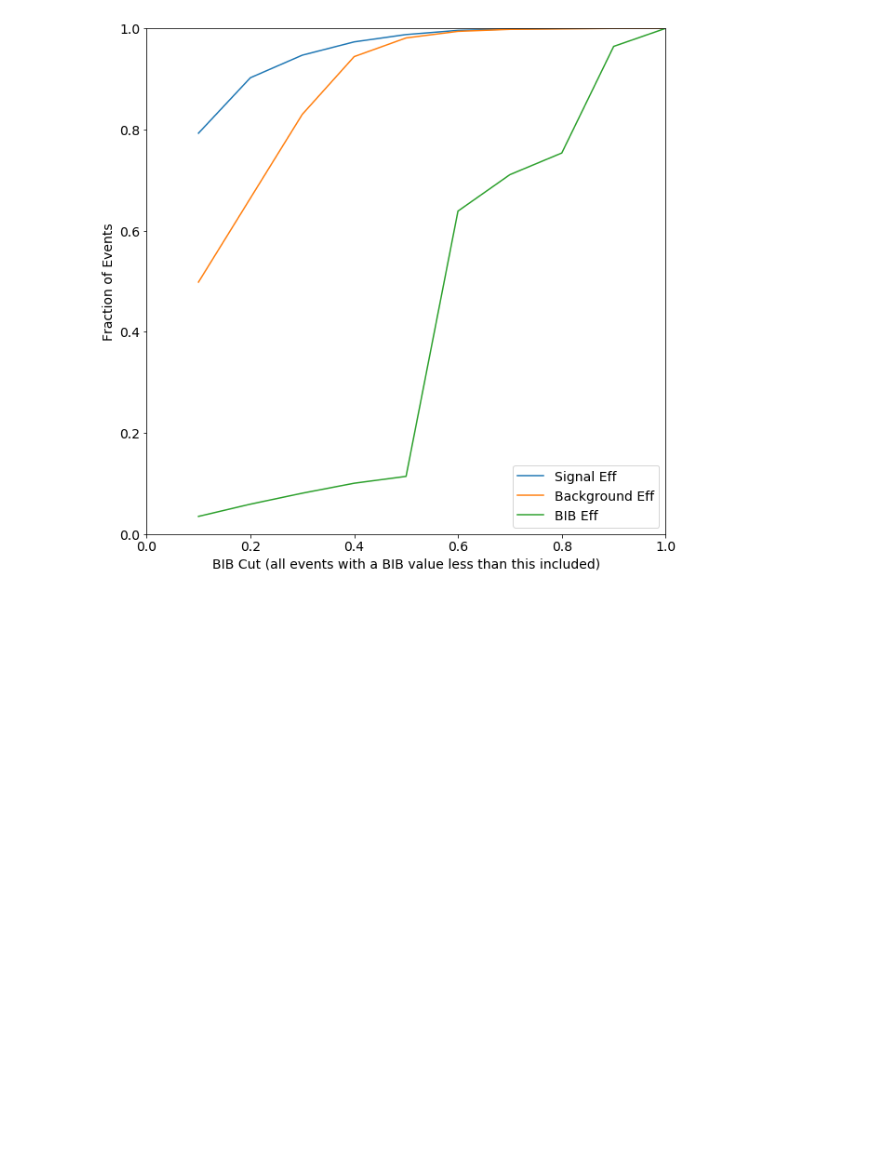
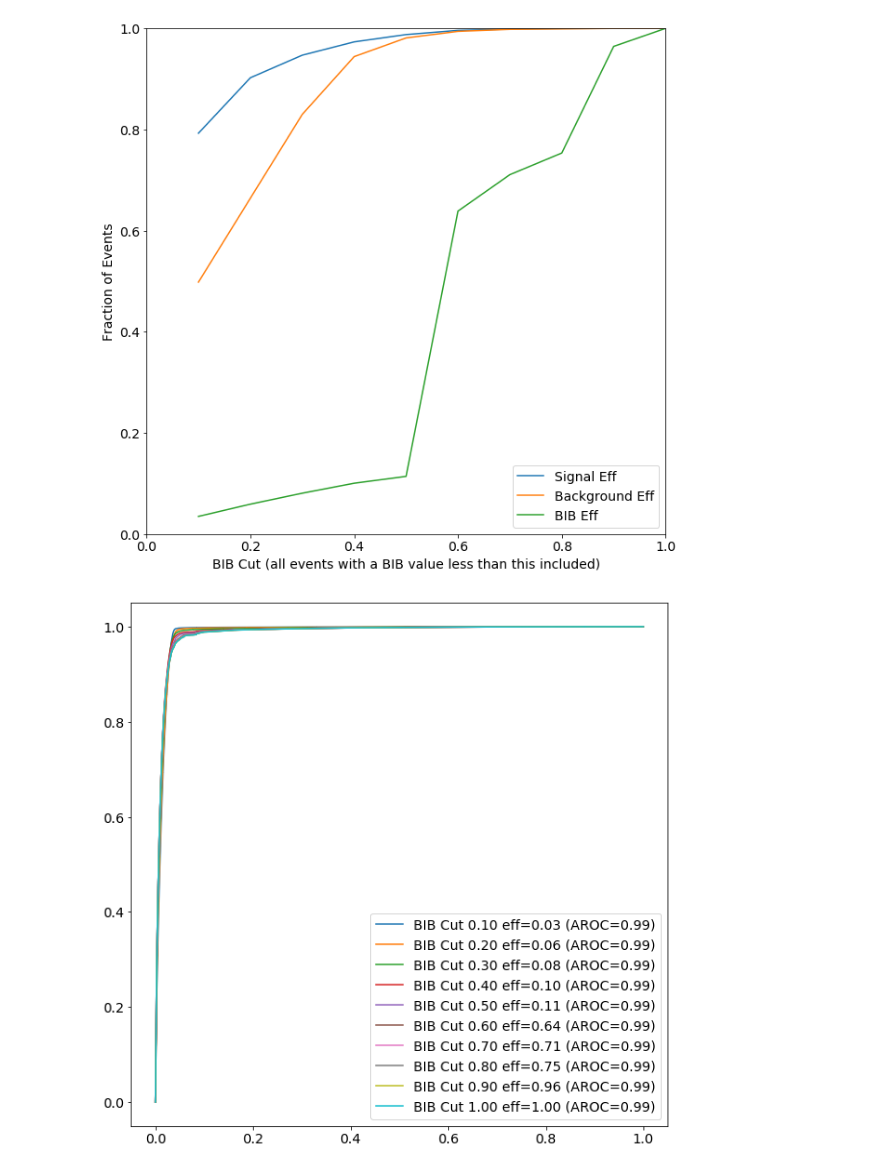
Before and after one commit to gordonwatts/JetCutStudies, a Jupyter notebook: notebooks/3DROCurves.ipynb, the cells around one changed output. Drawn from its saved outputs; the diff is of its cells as text; code cells hidden in the pictures; blank space fills up the shorter version.

Commit message:
Getting closer to final comparison plots

```diff
--- a/notebooks/3DROCurves.ipynb
+++ b/notebooks/3DROCurves.ipynb
@@ -204,2 +203,0 @@ all = [calc_roc_with_bib_cut (signal_samples["125pi25lt5m"], mj_samples["jz"], b
-# %%
-p = pd.DataFrame(all, columns=['tpr', 'fpr', 'aroc', 'sig_eff', 'back_eff', 'bib_eff', 'bib_cut'])
@@ -230,3 +234,12 @@ plt.legend()
 plt.show()
 # %% [output]
 [figure]
+# %%
+f = plt.figure(figsize=(10,10))
+ax = f.add_subplot(111)
+for index,r in p.iterrows():
+    ax.plot(r.fpr, r.tpr, label='BIB Cut {0:0.2f} eff={1:0.2f} (AROC={2:0.2f})'.format(r.bib_cut, r.bib_eff, r.aroc))
+plt.legend()
+plt.show()
+# %% [output]
+[figure, added]
```
Also changed, not shown: parts of 11 cells of this notebook.
